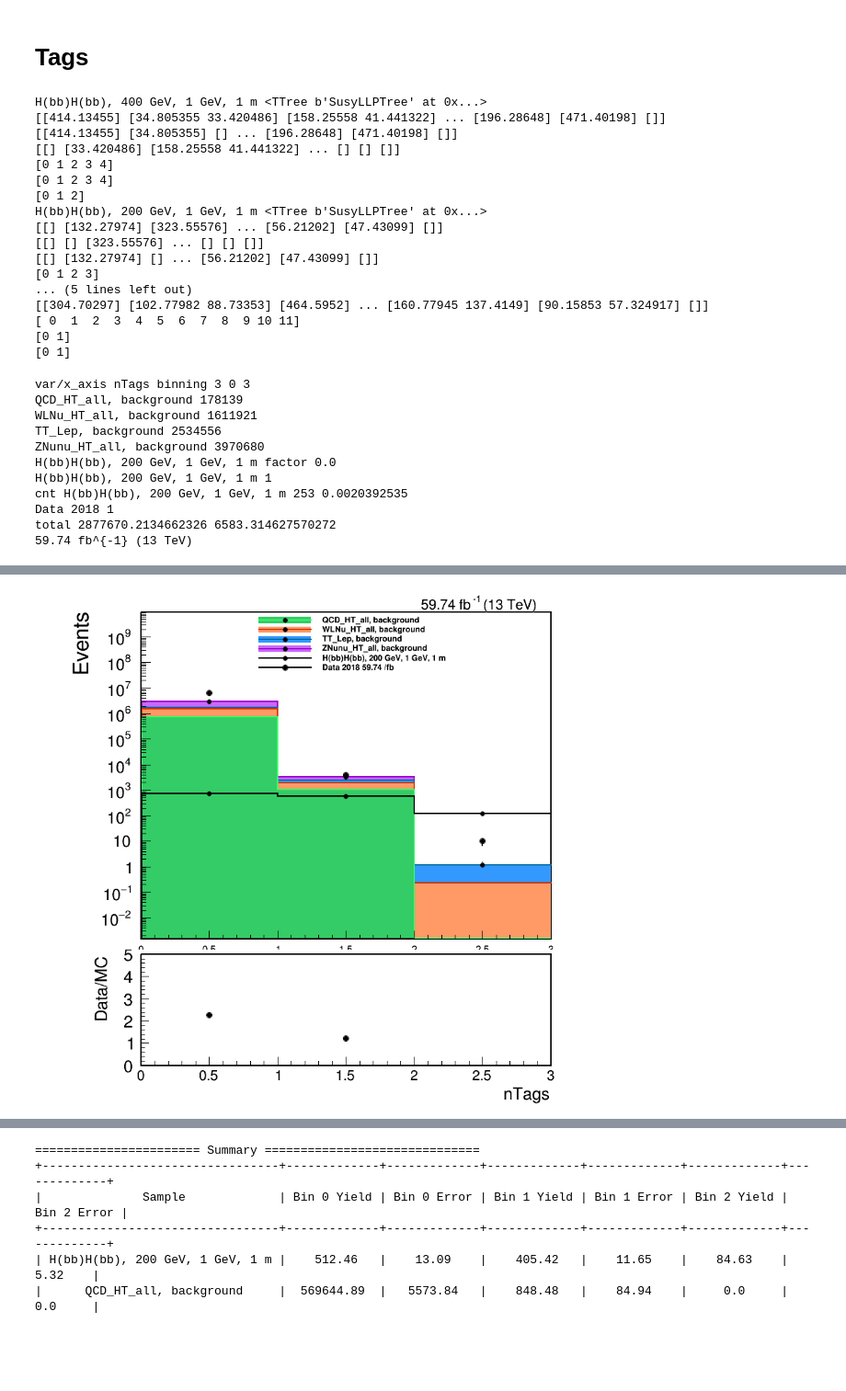
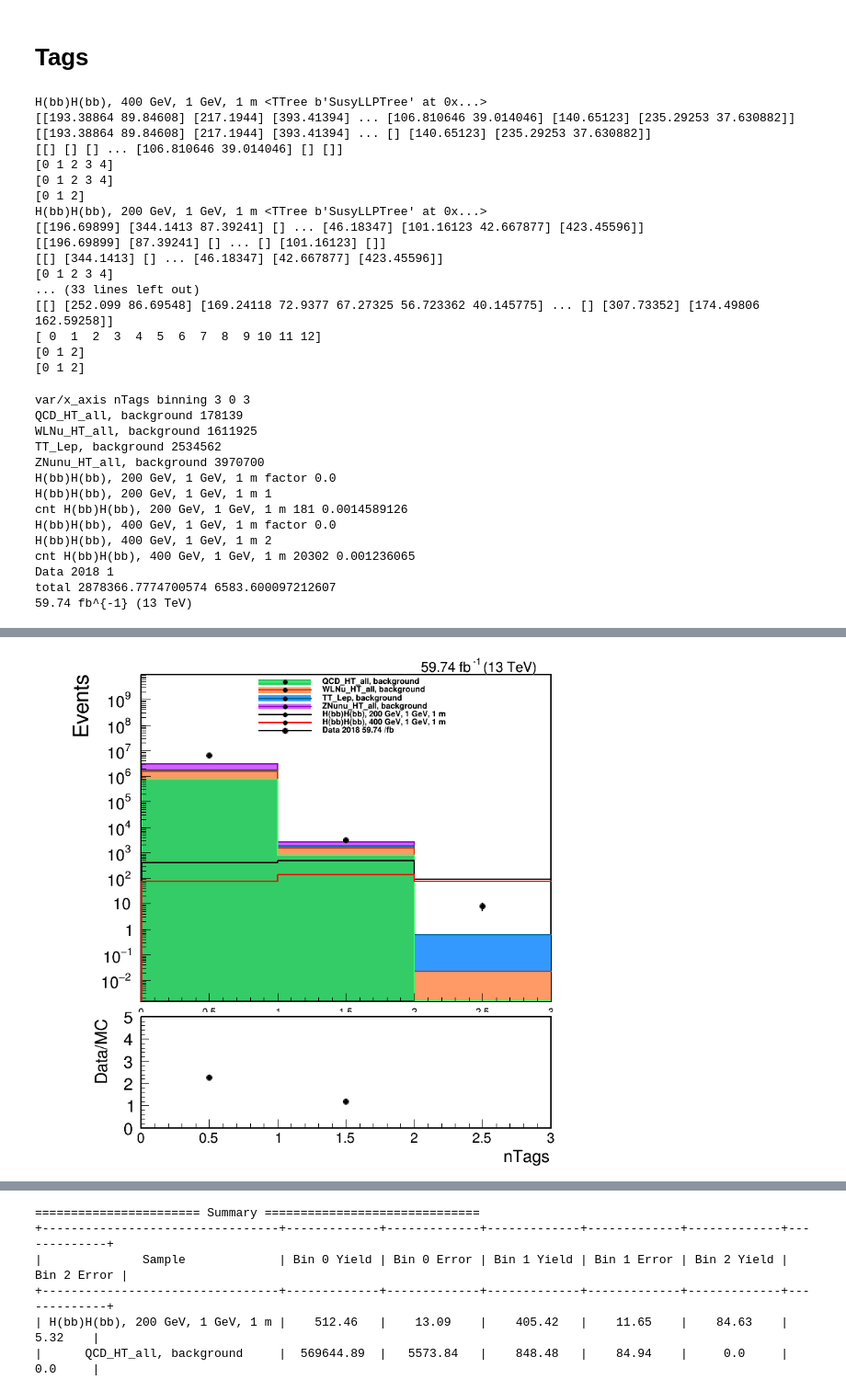
Before and after one commit to cms-lpc-llp/susy_llp_analyzer, a Jupyter notebook: plot_scripts/DNN_BkgPrediction/VarStack-2018.ipynb, the cells around one changed output, grey strips where cells are left out. Shown at 92% size. Drawn from its saved outputs; the diff is of its cells as text; code cells hidden in the pictures; blank space fills up the shorter version.

```diff
--- a/plot_scripts/DNN_BkgPrediction/VarStack-2018.ipynb
+++ b/plot_scripts/DNN_BkgPrediction/VarStack-2018.ipynb
@@ -673,7 +682,8 @@ for var in variables:
     keys = ['QCD_HT_all, background', 'WLNu_HT_all, background',  'TT_Lep, background', 'ZNunu_HT_all, background',]
 #     keys = ['QCD_HT_all, background', 'WLNu_HT_all, background', 'ZNunu_HT_all, background', 'TT_Lep, background']
 #     sig_keys = []
-    sig_keys = ['H(bb)H(bb), 200 GeV, 1 GeV, 1 m' ]
+#     sig_keys = ['H(bb)H(bb), 200 GeV, 1 GeV, 1 m' ]
+    sig_keys = ['H(bb)H(bb), 200 GeV, 1 GeV, 1 m', 'H(bb)H(bb), 400 GeV, 1 GeV, 1 m' ]
     data_keys = ['Data 2018']
     # sig_keys = ['H(bb)H(bb), N3N2, 200 GeV, 1 GeV, 1 m','H(bb)H(bb), N3N2, 400 GeV, 1 GeV, 1 m','H(bb)H(bb), N3N2, 127 GeV, 1 GeV, 1 m',  ]
     bkg_integral = 0.0
@@ -726,7 +736,7 @@ for var in variables:
         ht[k].Sumw2()
         ht[k].SetLineColor(std_color_list[i])
         print(k, std_color_list[i])
-        ht[k].Draw("hist E same")
+        ht[k].Draw("hist same")
         leg.AddEntry(ht[k],k)
         max_value = max(ht[k].GetBinContent(ht[k].GetMaximumBin()),max_value)
         print('cnt',k,np.count_nonzero(w[v==2]),np.sum(w[v==2]))
@@ -746,7 +756,7 @@ for var in variables:
         ht[k].SetMarkerStyle(20)
         ht[k].SetMarkerSize(1.)
         print(k, std_color_list[i])
-        ht[k].Draw("p E same")
+        ht[k].Draw("p same")
         leg.AddEntry(ht[k],k+' '+str(lumi/1000)+' /fb')
 
         i+=1
@@ -759,7 +769,7 @@ for var in variables:
     total.SetFillColor(1)
 
     total.GetYaxis().SetTitleOffset(1.6)
-    total.Draw("same e2")
+#     total.Draw("same e2")
     print("total",total.GetBinContent(1),total.GetBinError(1))
 
     c.cd()
@@ -894,6 +904,7 @@ variables = [
 
         ['jetCSV', trg_jet_csv, 50, 0, 1],
         ['jetDNN', trg_jet_dnn, 50, 0, 1],
+        ['jetDNNV3', trg_jet_dnnv3, 50, 0, 1],
 
         ['jetChargedMultiplicity', trg_jet_chm, 50, 0, 50],
         ['jetNSelectedTracks', trg_jet_nseltrk, 50, 0, 50],
@@ -974,7 +985,8 @@ for cnt in range(2):
 #         keys = ['QCD_HT_all, background']
         keys = ['QCD_HT_all, background', 'WLNu_HT_all, background', 'ZNunu_HT_all, background', 'TT_Lep, background']
         sig_keys = [  ]
-        sig_keys = ['H(bb)H(bb), 200 GeV, 1 GeV, 1 m' ]
+#         sig_keys = ['H(bb)H(bb), 200 GeV, 1 GeV, 1 m' ]
+        sig_keys = ['H(bb)H(bb), 200 GeV, 1 GeV, 1 m', 'H(bb)H(bb), 400 GeV, 1 GeV, 1 m' ]
 #         data_keys = []
         data_keys = ['Data 2018']
         # sig_keys = ['H(bb)H(bb), N3N2, 200 GeV, 1 GeV, 1 m','H(bb)H(bb), N3N2, 400 GeV, 1 GeV, 1 m','H(bb)H(bb), N3N2, 127 GeV, 1 GeV, 1 m',  ]
@@ -1031,7 +1043,7 @@ for cnt in range(2):
             ht[k].Sumw2()
             ht[k].SetLineColor(std_color_list[i])
             print(k, std_color_list[i])
-            ht[k].Draw("hist E same")
+            ht[k].Draw("hist  same")
             leg.AddEntry(ht[k],k)
             max_value = max(ht[k].GetBinContent(ht[k].GetMaximumBin()),max_value)
             print('cnt',k,np.count_nonzero(w[v==2]),np.sum(w[v==2]))
@@ -1067,7 +1079,7 @@ for cnt in range(2):
         total.SetFillColor(1)
 
         total.GetYaxis().SetTitleOffset(1.6)
-        total.Draw("same e2")
+#         total.Draw("same e2")
         print("total",total.GetBinContent(1),total.GetBinError(1))
 
         c.cd()
@@ -1167,8 +1196,8 @@ chef_cut = 0.06
 
 # dnn_cut=0.90
 # dnn_cut=0.996
-dnn_cut=0.994
-# dnn_cut=0.99
+# dnn_cut=0.994
+dnn_cut=0.99
 
 nTags = {}
 nJets = {}
@@ -1238,7 +1267,7 @@ untag_jet_gmaxem = {}
 untag_jet_gmaxh = {}
 untag_jet_drall = {}
 
-cut_based_tagger=1
+cut_based_tagger=0
 
 for k,v in tree.items():
     print(k,v)
@@ -1254,8 +1283,8 @@ for k,v in tree.items():
         tagged_jet = np.logical_and(tagged_jet, trg_jet_time[k]>time_cut)
         tagged_jet = np.logical_and(tagged_jet, trg_jet_chef[k]<chef_cut)
     else:
-        tagged_jet = np.logical_and(tagged_jet, trg_jet_dnn[k]>dnn_cut)
-#         tagged_jet = np.logical_and(tagged_jet, trg_jet_dnnv3[k]>dnn_cut)
+#         tagged_jet = np.logical_and(tagged_jet, trg_jet_dnn[k]>dnn_cut)
+        tagged_jet = np.logical_and(tagged_jet, trg_jet_dnnv3[k]>dnn_cut)
 
     untagged_jet = np.logical_not(tagged_jet)
 
@@ -1338,22 +1367,22 @@ for k,v in tree.items():
     print(np.unique(nTags[k]))
 # %% [output]
 H(bb)H(bb), 400 GeV, 1 GeV, 1 m <TTree b'SusyLLPTree' at 0x...>
-[[414.13455] [34.805355 33.420486] [158.25558 41.441322] ... [196.28648] [471.40198] []]
-[[414.13455] [34.805355] [] ... [196.28648] [471.40198] []]
-[[] [33.420486] [158.25558 41.441322] ... [] [] []]
+[[193.38864 89.84608] [217.1944] [393.41394] ... [106.810646 39.014046] [140.65123] [235.29253 37.630882]]
+[[193.38864 89.84608] [217.1944] [393.41394] ... [] [140.65123] [235.29253 37.630882]]
+[[] [] [] ... [106.810646 39.014046] [] []]
 [0 1 2 3 4]
 [0 1 2 3 4]
 [0 1 2]
 H(bb)H(bb), 200 GeV, 1 GeV, 1 m <TTree b'SusyLLPTree' at 0x...>
-[[] [132.27974] [323.55576] ... [56.21202] [47.43099] []]
-[[] [] [323.55576] ... [] [] []]
-[[] [132.27974] [] ... [56.21202] [47.43099] []]
-[0 1 2 3]
-... (5 lines left out)
-[[304.70297] [102.77982 88.73353] [464.5952] ... [160.77945 137.4149] [90.15853 57.324917] []]
-[ 0  1  2  3  4  5  6  7  8  9 10 11]
-[0 1]
-[0 1]
+[[196.69899] [344.1413 87.39241] [] ... [46.18347] [101.16123 42.667877] [423.45596]]
+[[196.69899] [87.39241] [] ... [] [101.16123] []]
+[[] [344.1413] [] ... [46.18347] [42.667877] [423.45596]]
+[0 1 2 3 4]
+... (33 lines left out)
+[[] [252.099 86.69548] [169.24118 72.9377 67.27325 56.723362 40.145775] ... [] [307.73352] [174.49806 162.59258]]
+[ 0  1  2  3  4  5  6  7  8  9 10 11 12]
+[0 1 2]
+[0 1 2]
 # %%
 variables = [
 
@@ -1396,7 +1425,8 @@ for var in variables:
     keys = ['QCD_HT_all, background', 'WLNu_HT_all, background',  'TT_Lep, background', 'ZNunu_HT_all, background',]
 #     keys = ['QCD_HT_all, background', 'WLNu_HT_all, background', 'ZNunu_HT_all, background', 'TT_Lep, background']
 #     sig_keys = []
-    sig_keys = ['H(bb)H(bb), 200 GeV, 1 GeV, 1 m' ]
+#     sig_keys = ['H(bb)H(bb), 200 GeV, 1 GeV, 1 m' ]
+    sig_keys = ['H(bb)H(bb), 200 GeV, 1 GeV, 1 m', 'H(bb)H(bb), 400 GeV, 1 GeV, 1 m' ]
     data_keys = ['Data 2018']
     # sig_keys = ['H(bb)H(bb), N3N2, 200 GeV, 1 GeV, 1 m','H(bb)H(bb), N3N2, 400 GeV, 1 GeV, 1 m','H(bb)H(bb), N3N2, 127 GeV, 1 GeV, 1 m',  ]
     bkg_integral = 0.0
@@ -1449,7 +1479,7 @@ for var in variables:
         ht[k].Sumw2()
         ht[k].SetLineColor(std_color_list[i])
         print(k, std_color_list[i])
-        ht[k].Draw("hist E same")
+        ht[k].Draw("hist  same")
         leg.AddEntry(ht[k],k)
         max_value = max(ht[k].GetBinContent(ht[k].GetMaximumBin()),max_value)
         print('cnt',k,np.count_nonzero(w[v==2]),np.sum(w[v==2]))
@@ -1485,7 +1515,7 @@ for var in variables:
     total.SetFillColor(1)
 
     total.GetYaxis().SetTitleOffset(1.6)
-    total.Draw("same e2")
+#     total.Draw("same e2")
     print("total",total.GetBinContent(1),total.GetBinError(1))
 
     c.cd()
@@ -1544,14 +1574,17 @@ for var in variables:
 # %% [output]
 var/x_axis nTags binning 3 0 3
 QCD_HT_all, background 178139
-WLNu_HT_all, background 1611921
-TT_Lep, background 2534556
-ZNunu_HT_all, background 3970680
+WLNu_HT_all, background 1611925
+TT_Lep, background 2534562
+ZNunu_HT_all, background 3970700
 H(bb)H(bb), 200 GeV, 1 GeV, 1 m factor 0.0
 H(bb)H(bb), 200 GeV, 1 GeV, 1 m 1
-cnt H(bb)H(bb), 200 GeV, 1 GeV, 1 m 253 0.0020392535
+cnt H(bb)H(bb), 200 GeV, 1 GeV, 1 m 181 0.0014589126
+H(bb)H(bb), 400 GeV, 1 GeV, 1 m factor 0.0
+H(bb)H(bb), 400 GeV, 1 GeV, 1 m 2
+cnt H(bb)H(bb), 400 GeV, 1 GeV, 1 m 20302 0.001236065
 Data 2018 1
-total 2877670.2134662326 6583.314627570272
+total 2878366.7774700574 6583.600097212607
 59.74 fb^{-1} (13 TeV)
 Warning in <TCanvas::Constructor>: Deleting canvas with same name: c
 Warning in <TROOT::Append>: Replacing existing TH1: total (Potential memory leak).
@@ -1569,4 +1603,4 @@ Info in <TCanvas::Print>: png file /storage/user/jmao/gpu/jmao/cms-llp/plots/202
-[figure, old version]
+[figure, new version]
 # %%
 for var in variables:
     print('var/x_axis', var[0], 'binning', var[2], var[3], var[4])
```
Also changed, not shown: parts of 23 cells of this notebook, 9 other files.
